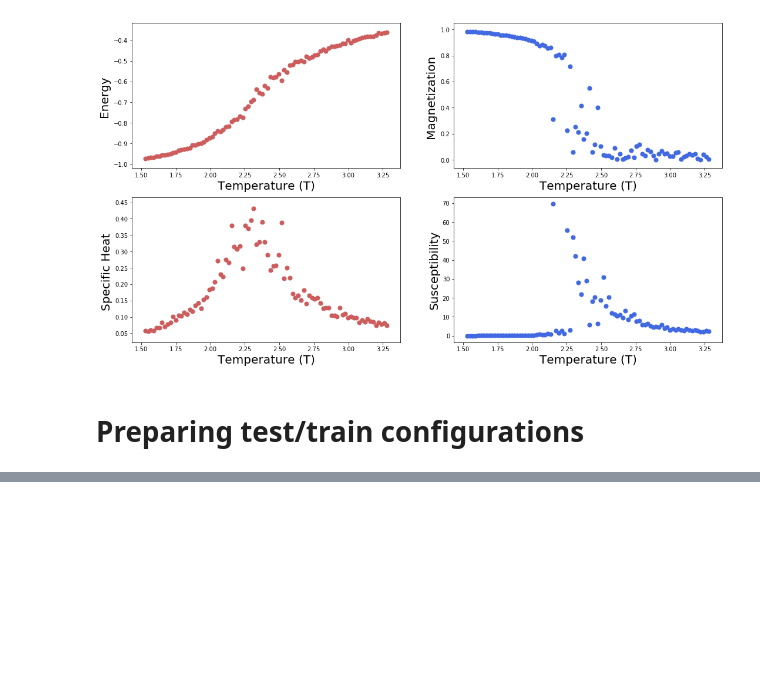
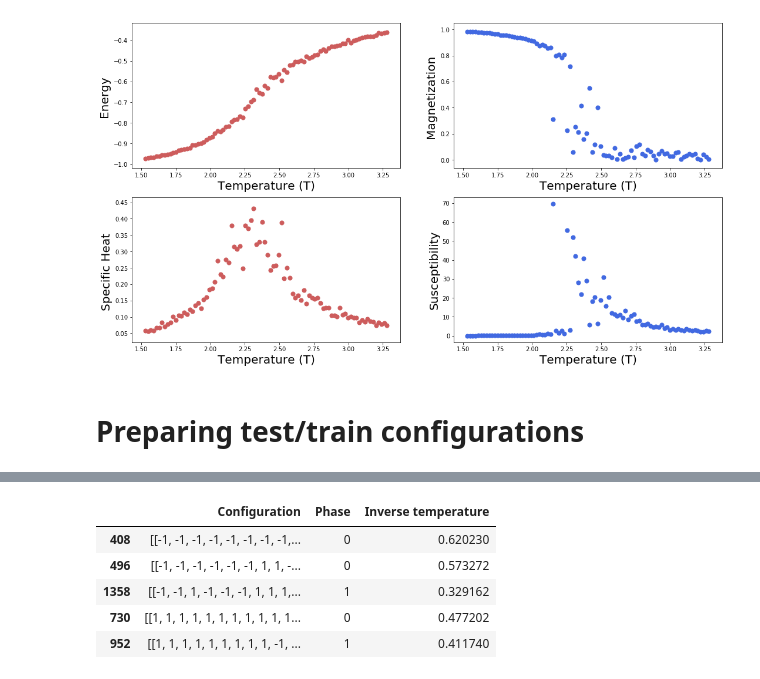
Before and after one commit to just-kir/Ising-ml, a Jupyter notebook: Ising-simulation.ipynb, the cells around one changed output, grey strips where cells are left out. Saved outputs shown, nothing was run; the diff lists cells and outputs as text; code cells hidden in the pictures; blank space fills up the shorter version.

```diff
--- a/Ising-simulation.ipynb
+++ b/Ising-simulation.ipynb
@@ -173,0 +156,9 @@ test(he
+# %%
+train.head()
+# %% [output]
+|  | Configuration | Phase | Inverse temperature |
+| 408 | [[-1, -1, -1, -1, -1, -1, -1, -1,... | 0 | 0.620230 |
+| 496 | [[-1, -1, -1, -1, -1, -1, 1, 1, -... | 0 | 0.573272 |
+| 1358 | [[-1, -1, 1, -1, -1, -1, 1, 1, 1,... | 1 | 0.329162 |
+| 730 | [[1, 1, 1, 1, 1, 1, 1, 1, 1, 1, 1... | 0 | 0.477202 |
+| 952 | [[1, 1, 1, 1, 1, 1, 1, 1, 1, -1, ... | 1 | 0.411740 |
```
Also changed, not shown: parts of 7 cells of this notebook, 3 other files.
